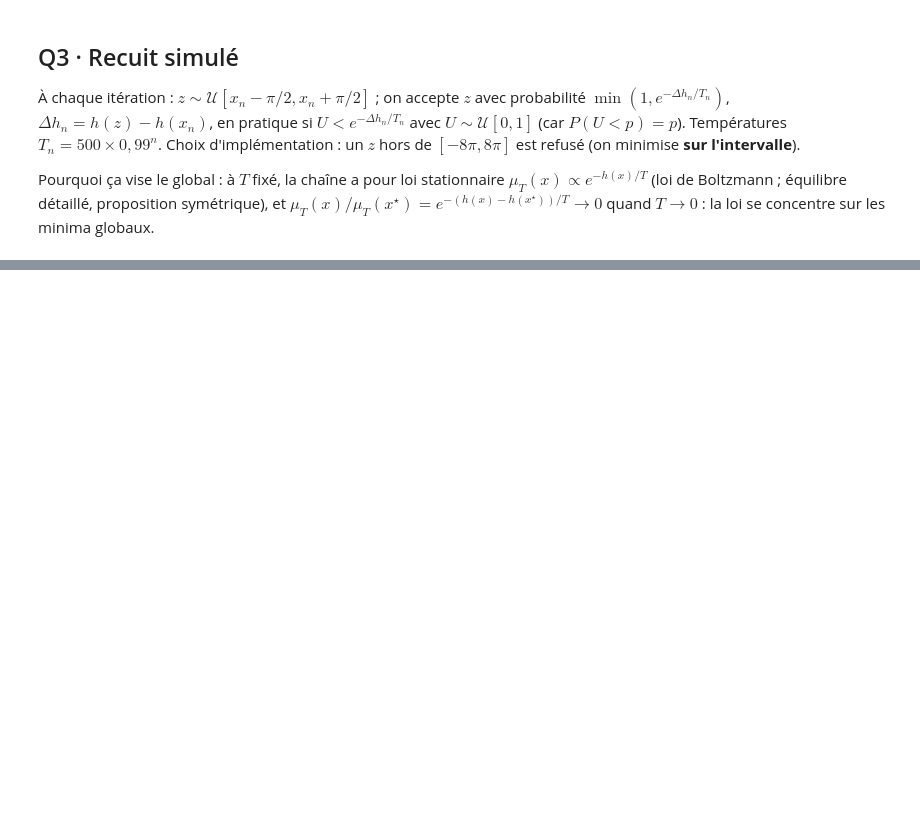
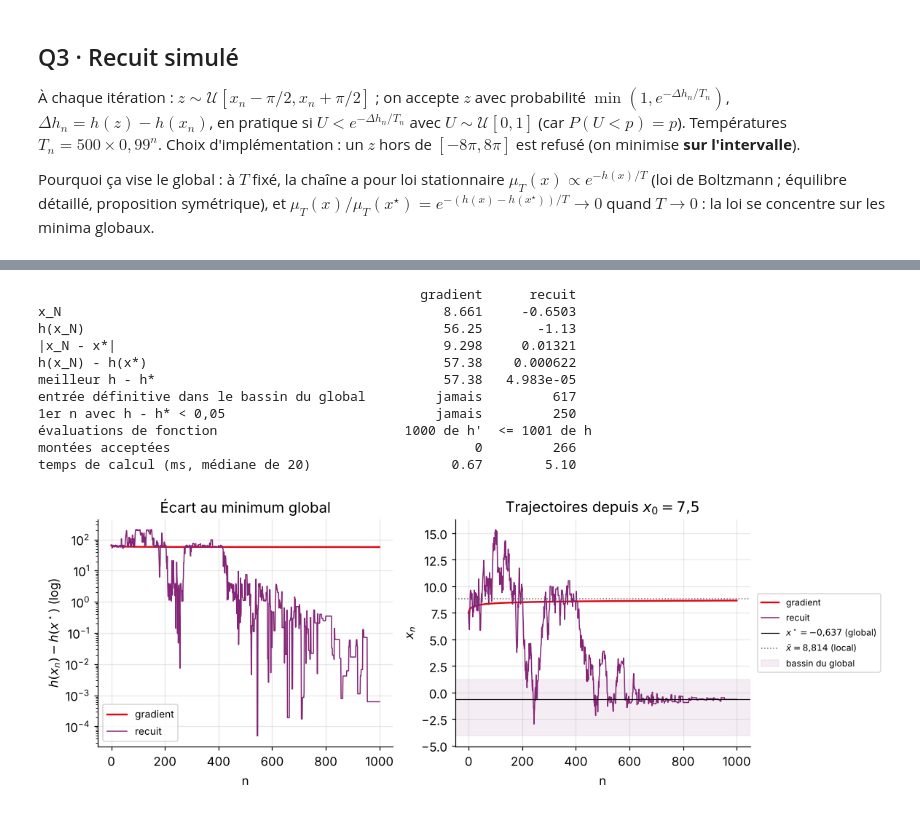
Before and after one commit to Este34/presentation_statistique, a Jupyter notebook: sujets/sujet3/s3_1_recuit_simule.ipynb, the cells around one changed output, grey strips where cells are left out. Drawn from its saved outputs; the diff is of its cells as text; code cells hidden in the pictures; blank space fills up the shorter version.

```diff
--- a/sujets/sujet3/s3_1_recuit_simule.ipynb
+++ b/sujets/sujet3/s3_1_recuit_simule.ipynb
@@ -234,0 +248,63 @@ $\hat p$, avec son erreur-type $\sqrt{\hat p(1 - \hat p)/R}$.
+# %%
+import timeit
+h_star = hm.min()
+M1 = brentq(dh_sujet3, -4.5, -3.5); M2 = brentq(dh_sujet3, 1.0, 1.5)   # cols qui bordent le bassin du global
+
+def bilan(x):
+    hx = h_sujet3(x)
+    dans = (x > M1) & (x < M2)                       # dans le bassin du minimum global ?
+    entree = int(np.max(np.nonzero(~dans)[0]) + 1) if dans[-1] else None
+    proche = np.nonzero(hx - h_star < 0.05)[0]
+    return {"x_N": x[-1], "h(x_N)": hx[-1], "|x_N - x*|": abs(x[-1] - X_GLOBAL),
+            "h(x_N) - h(x*)": hx[-1] - h_star, "meilleur h - h*": hx.min() - h_star,
+            "entrée définitive dans le bassin du global": entree,
+            "1er n avec h - h* < 0,05": int(proche[0]) if len(proche) else None}
+
+# Temps de calcul : médiane de 20 exécutions (générateur à part pour ne pas toucher à rng)
+t_grad = np.median(timeit.repeat(lambda: gradient_simple(dh_sujet3, 7.5, N), number=1, repeat=20))
+rng_temps = np.random.default_rng(0)
+t_rec = np.median(timeit.repeat(lambda: recuit_simule(h_sujet3, 7.5, N, rng_temps, bornes=BORNES_SUJET3),
+                                number=1, repeat=20))
+B_g, B_r = bilan(xg), bilan(xr)
+print(f"{'':45s}{'gradient':>12s}{'recuit':>12s}")
+for cle in B_g:
+    fmt = lambda v: "jamais" if v is None else (f"{v:.4g}" if isinstance(v, float) else str(v))
+    print(f"{cle:45s}{fmt(B_g[cle]):>12s}{fmt(B_r[cle]):>12s}")
+print(f"{'évaluations de fonction':45s}{'1000 de h' + chr(39):>12s}{'<= 1001 de h':>14s}")
+print(f"{'montées acceptées':45s}{'0':>12s}{int(np.sum(np.diff(h_sujet3(xr)) > 0)):>12d}")
+print(f"{'temps de calcul (ms, médiane de 20)':45s}{t_grad*1e3:12.2f}{t_rec*1e3:12.2f}")
+
+fig, (ax1, ax2) = plt.subplots(1, 2, figsize=(10.5, 3.7), layout="constrained")
+nn = np.arange(N + 1)
+ax1.semilogy(nn, h_sujet3(xg) - h_star, color=ROUGE, lw=1.6, label="gradient")
+ax1.semilogy(nn, h_sujet3(xr) - h_star, color=VIOLET, lw=1.0, label="recuit")
+ax1.set_xlabel("n"); ax1.set_ylabel(r"$h(x_n) - h(x^\star)$ (log)")
+ax1.set_title("Écart au minimum global"); ax1.legend(fontsize=9)
+ax2.plot(nn, xg, color=ROUGE, lw=1.6, label="gradient")
+ax2.plot(nn, xr, color=VIOLET, lw=1.0, label="recuit")
+ax2.axhline(X_GLOBAL, color="k", ls="-", lw=0.8, label=r"$x^\star = -0{,}637$ (global)")
+ax2.axhline(X_LOCAL, color=GRIS, ls=":", lw=1, label=r"$\bar x = 8{,}814$ (local)")
+ax2.axhspan(M1, M2, color=VIOLET, alpha=0.08, label="bassin du global")
+ax2.set_xlabel("n"); ax2.set_ylabel(r"$x_n$"); ax2.set_title("Trajectoires depuis $x_0 = 7{,}5$")
+ax2.legend(fontsize=8, loc="center left", bbox_to_anchor=(1.01, 0.5))
+sauver(fig, FIG / "s34_comparaison.png"); plt.show()
+
+resultats["q4"] = {"gradient": {k: (None if v is None else float(v)) for k, v in B_g.items()},
+                   "recuit": {k: (None if v is None else float(v)) for k, v in B_r.items()},
+                   "montees_acceptees": int(np.sum(np.diff(h_sujet3(xr)) > 0)),
+                   "taux_acceptation": float(acc.mean()),
+                   "temps_gradient_ms": float(t_grad * 1e3), "temps_recuit_ms": float(t_rec * 1e3),
+                   "bassin_global": [float(M1), float(M2)]}
+# %% [output]
+                                                 gradient      recuit
+x_N                                                 8.661     -0.6503
+h(x_N)                                              56.25       -1.13
+|x_N - x*|                                          9.298     0.01321
+h(x_N) - h(x*)                                      57.38    0.000622
+meilleur h - h*                                     57.38   4.983e-05
+entrée définitive dans le bassin du global         jamais         617
+1er n avec h - h* < 0,05                           jamais         250
+évaluations de fonction                        1000 de h'  <= 1001 de h
+montées acceptées                                       0         266
+temps de calcul (ms, médiane de 20)                  0.67        5.10
+[figure, added]
```
Also changed, not shown: parts of 9 cells of this notebook, 9 other files.
